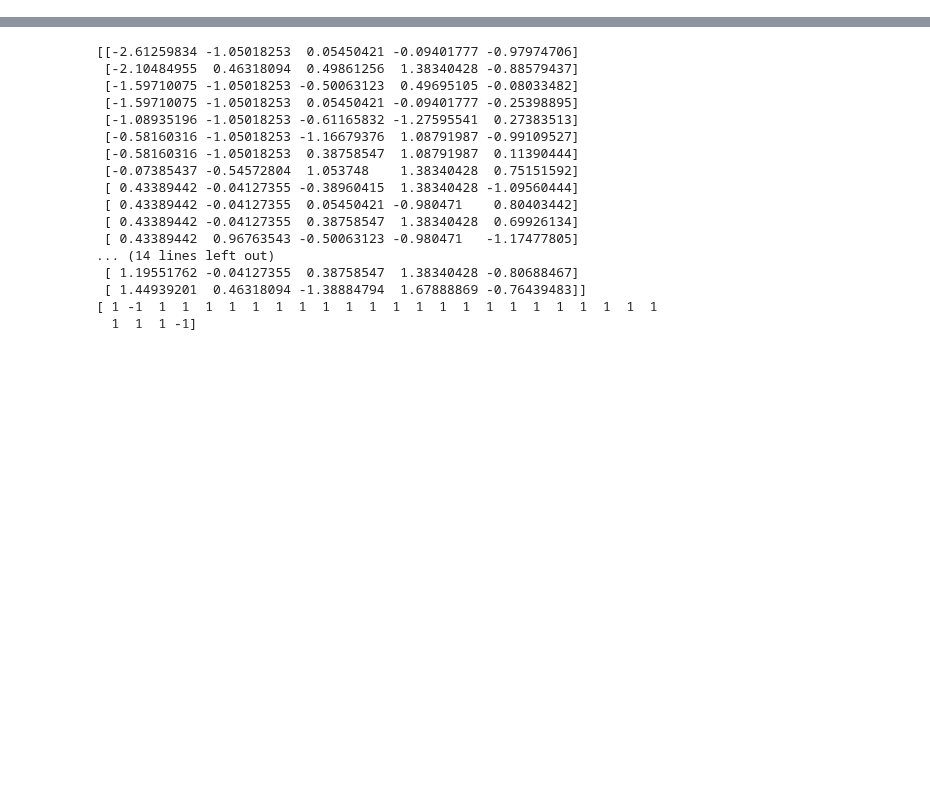
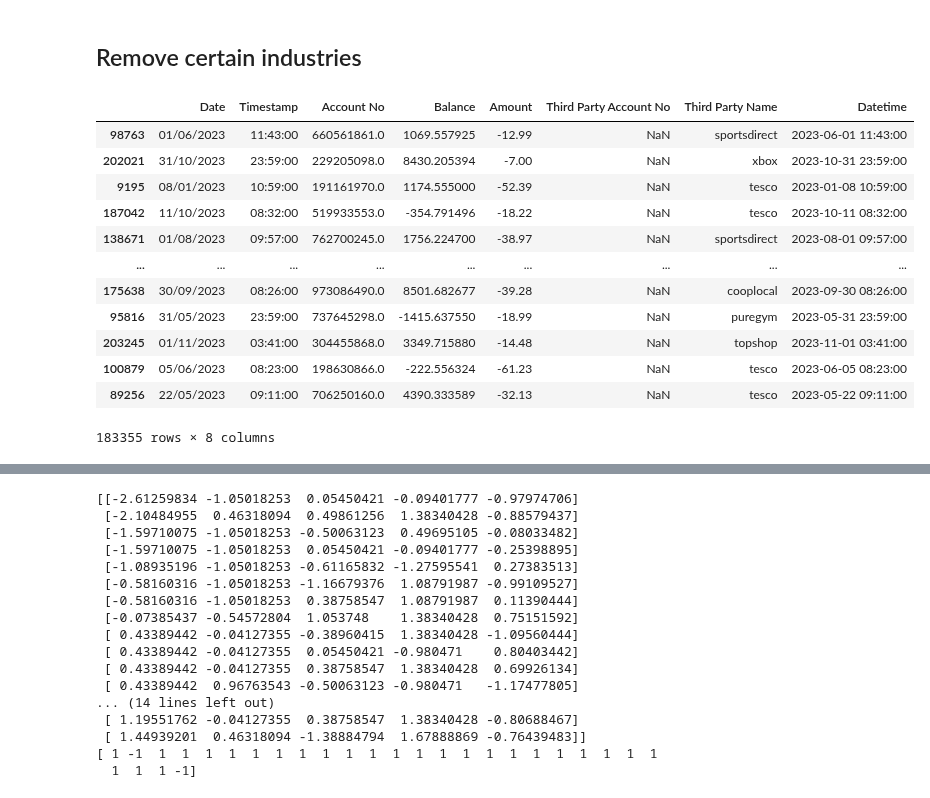
Before and after one commit to UoB-DSMP-2023-24/dsmp-2024-group27, a Jupyter notebook: AnomalyDetection/User Isolation Forest.ipynb, the cells around one changed output, grey strips where cells are left out. Drawn from its saved outputs; the diff is of its cells as text; code cells hidden in the pictures; blank space fills up the shorter version.

```diff
--- a/AnomalyDetection/User Isolation Forest.ipynb
+++ b/AnomalyDetection/User Isolation Forest.ipynb
@@ -9,5 +10,26 @@ from sklearn.preprocessing import StandardScaler
 # %%
 df = pd.read_csv('../SavedData/dataset2_cleaned.csv')
 df['Datetime'] = pd.to_datetime(df['Datetime'])
+
+# Remove capitalization and spaces from 'Third Party Name' column
+df['Third Party Name'] = df['Third Party Name'].str.lower().str.replace(' ', '')
 # %%
 training_transactions, testing_transactions = train_test_split(df, test_size=0.2, random_state=2)
+# %% [markdown]
+## Remove certain industries
+# %%
+training_transactions
+# %% [output]
+|  | Date | Timestamp | Account No | Balance | Amount | Third Party Account No | Third Party Name | Datetime |
+| 98763 | 01/06/2023 | 11:43:00 | 660561861.0 | 1069.557925 | -12.99 | NaN | sportsdirect | 2023-06-01 11:43:00 |
+| 202021 | 31/10/2023 | 23:59:00 | 229205098.0 | 8430.205394 | -7.00 | NaN | xbox | 2023-10-31 23:59:00 |
+| 9195 | 08/01/2023 | 10:59:00 | 191161970.0 | 1174.555000 | -52.39 | NaN | tesco | 2023-01-08 10:59:00 |
+| 187042 | 11/10/2023 | 08:32:00 | 519933553.0 | -354.791496 | -18.22 | NaN | tesco | 2023-10-11 08:32:00 |
+| 138671 | 01/08/2023 | 09:57:00 | 762700245.0 | 1756.224700 | -38.97 | NaN | sportsdirect | 2023-08-01 09:57:00 |
+| ... | ... | ... | ... | ... | ... | ... | ... | ... |
+| 175638 | 30/09/2023 | 08:26:00 | 973086490.0 | 8501.682677 | -39.28 | NaN | cooplocal | 2023-09-30 08:26:00 |
+| 95816 | 31/05/2023 | 23:59:00 | 737645298.0 | -1415.637550 | -18.99 | NaN | puregym | 2023-05-31 23:59:00 |
+| 203245 | 01/11/2023 | 03:41:00 | 304455868.0 | 3349.715880 | -14.48 | NaN | topshop | 2023-11-01 03:41:00 |
+| 100879 | 05/06/2023 | 08:23:00 | 198630866.0 | -222.556324 | -61.23 | NaN | tesco | 2023-06-05 08:23:00 |
+| 89256 | 22/05/2023 | 09:11:00 | 706250160.0 | 4390.333589 | -32.13 | NaN | tesco | 2023-05-22 09:11:00 |
+183355 rows × 8 columns
```
Also changed, not shown: parts of 8 cells of this notebook, 2 other files.
